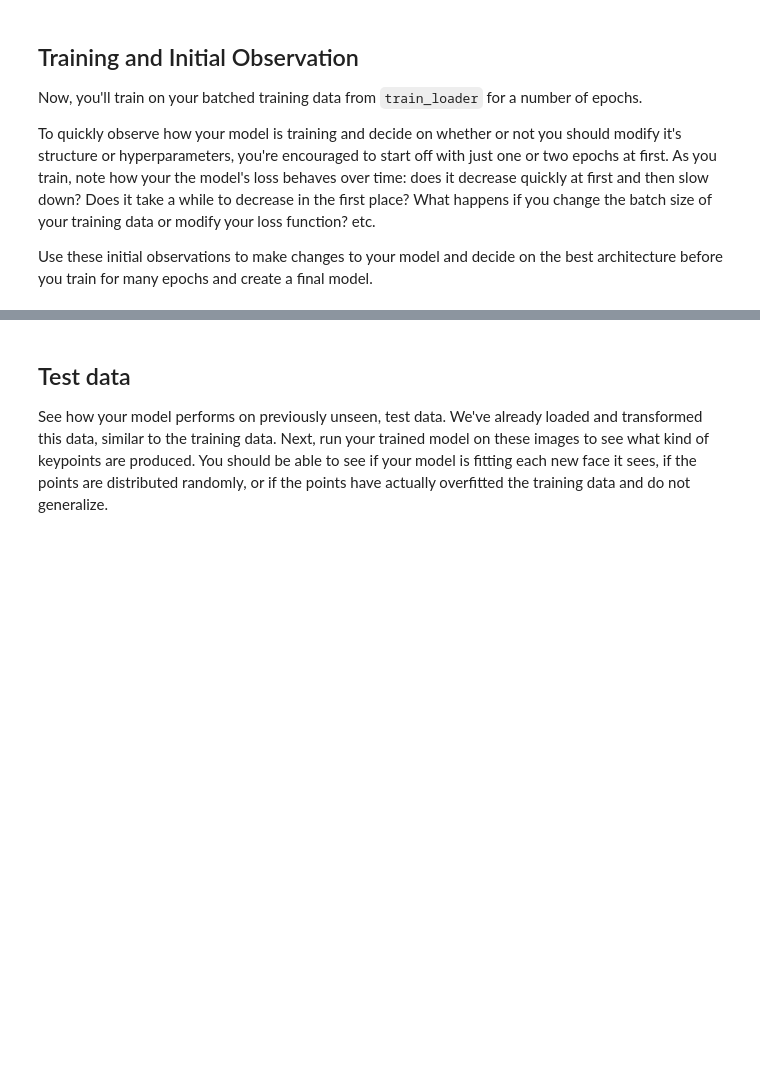
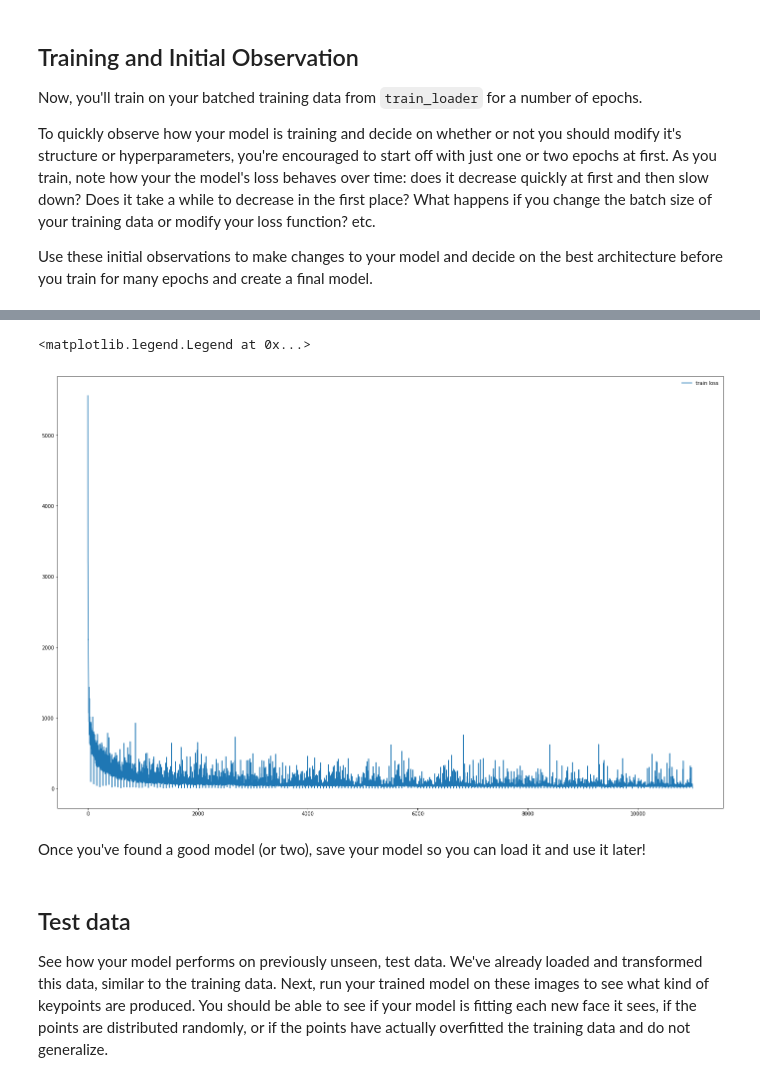
Before and after one commit to damieneyn/nd891-project-facial-keypoint-detection, a Jupyter notebook: 2. Define the Network Architecture.ipynb, the cells around one changed output, grey strips where cells are left out. Cells and saved outputs as stored; diff of their text form; code cells hidden in the pictures; blank space fills up the shorter version.

```diff
--- a/2. Define the Network Architecture.ipynb
+++ b/2. Define the Network Architecture.ipynb
@@ -119,8 +153,8 @@ data_transform = None
 assert(data_transform is not None), 'Define a data_transform'
 # %%
 # create the transformed dataset
-transformed_dataset = FacialKeypointsDataset(csv_file='data/training_frames_keypoints.csv',
-                                             root_dir='data/training/',
+transformed_dataset = FacialKeypointsDataset(csv_file=os.path.join('.', 'data', 'training_frames_keypoints.csv'),
+                                             root_dir=os.path.join('.', 'data', 'training', ''),
                                              transform=data_transform)
 
 print('Number of images: ', len(transformed_dataset))
@@ -140,9 +180,8 @@ Decide on a good batch size for training your model. Try both small and large ba
 **Note for Windows users**: Please change the `num_workers` to 0 or you may face some issues with your DataLoader failing.
 # %%
 # load training data in batches
-batch_size = 10
-
-train_loader = DataLoader(transformed_dataset, batch_size=batch_size, shuffle=True, num_workers=4)
+train_batch_size = 64
+train_loader = DataLoader(transformed_dataset, batch_size=train_batch_size, shuffle=True, num_workers=4)
 # %% [markdown]
 ## Before training
 
@@ -285,12 +373,12 @@ Next, you'll define how the model will train by deciding on the loss function an
 
 ---
 # %%
-## TODO: Define the loss and optimization
+## TODO: define the loss and optimization
+
 import torch.optim as optim
 
-criterion = None
-
-optimizer = None
+criterion = nn.SmoothL1Loss(reduction='sum')
+optimizer = optim.Adam(net.parameters(), lr=0.001, weight_decay=0.1)
 # %% [markdown]
 ## Training and Initial Observation
 
@@ -348,5 +468,5 @@ def train_net(n_epochs):
 # %%
 # train your network
-n_epochs = 1  # start small, and increase when you've decided on your model structure and hyperparams
-
-train_net(n_epochs)
+# start small, and increase when you've decided on your model structure and hyperparams
+n_epochs = 200
+train_losses = train_net(n_epochs, net, criterion, optimizer, train_loader, device)
@@ -352,0 +491,8 @@ train_net(n_epochs)
+# %%
+# plot the batch train loss
+plt.figure(figsize=(24, 16))
+plt.plot(train_losses, label='train loss')
+plt.legend(frameon=False)
+# %% [output]
+<matplotlib.legend.Legend at 0x...>
+[figure, added]
@@ -352,0 +513,2 @@ train_net(n_epochs)
+# %% [markdown]
+Once you've found a good model (or two), save your model so you can load it and use it later!
```
Also changed, not shown: parts of 35 cells of this notebook, 6 other files.
